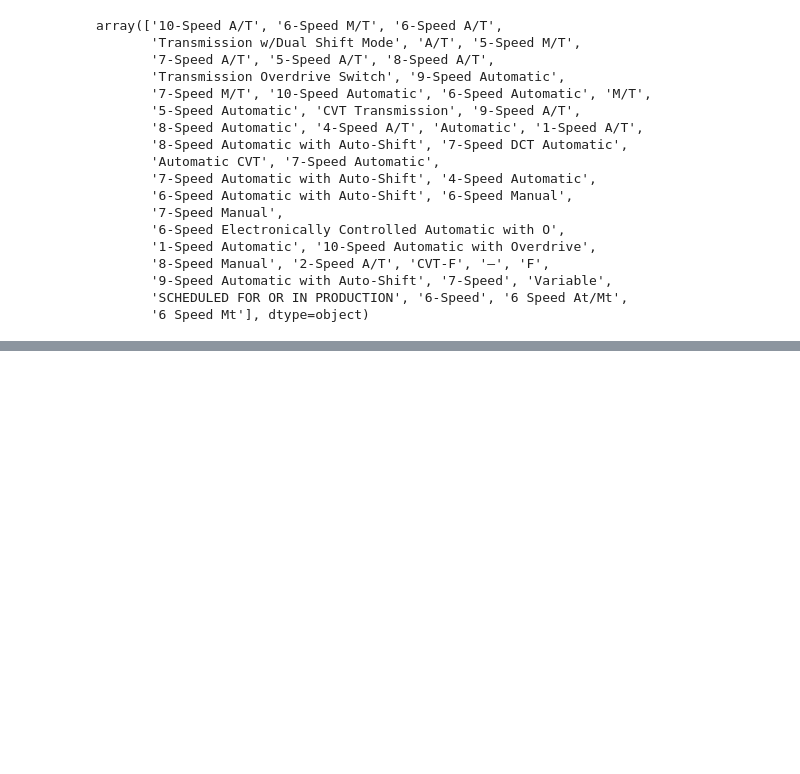
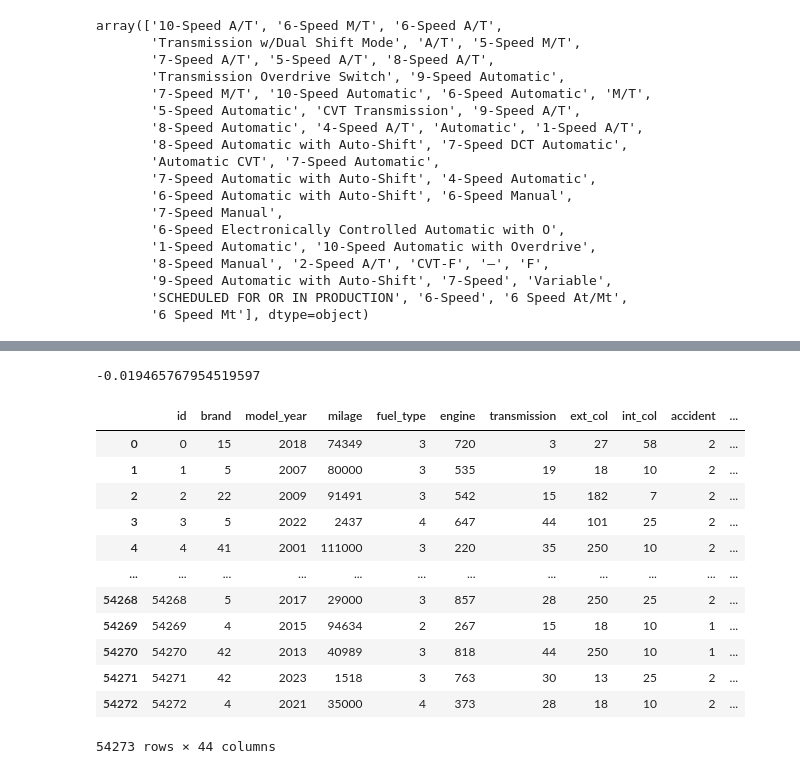
Before and after one commit to othnielche/KaggleX-Skill-Assessment-Challenge-2024, a Jupyter notebook: KaggleX-Skill-Assessment-Challenge-2024.ipynb, the cells around one changed output, grey strips where cells are left out. Cells and saved outputs as stored; diff of their text form; code cells hidden in the pictures; blank space fills up the shorter version.

```diff
--- a/KaggleX-Skill-Assessment-Challenge-2024.ipynb
+++ b/KaggleX-Skill-Assessment-Challenge-2024.ipynb
@@ -474,0 +547,6 @@ train_data_df[""]
+# %%
+# Check for which numeric columns have null values
+for label, content in train_tmp.items():
+    if pd.api.types.is_numeric_dtype(content):
+        if pd.isnull(content).sum():
+            print(label)
@@ -474,0 +558,8 @@ train_data_df[""]
+# %%
+# Fill numeric rows with median
+for label, content in train_tmp.items():
+    if pd.api.types.is_numeric_dtype(content):
+        # Add a binanry column which tells us if data was missing or not
+        train_tmp[label + "_is_missing"] = pd.isnull(content)
+        # Fill missing numeric values with median
+        train_tmp[label] = content.fillna(content.median())
@@ -474,0 +586,6 @@ train_data_df[""]
+# %%
+# Filing missing categorical values
+
+for label, content in train_tmp.items():
+    if not pd.api.types.is_numeric_dtype(content):
+        print(label)
@@ -474,0 +607,8 @@ train_data_df[""]
+# %%
+# Turn categorical variables into numerical data using
+for label, content in train_tmp.items():
+    if not pd.api.types.is_numeric_dtype(content):
+        # Add a binary column to indicate wether sample had missing value or not
+        train_tmp[label + "_is_missing"] = pd.isnull(content)
+        # Turn categories into numbers and add +1
+        train_tmp[label] = pd.Categorical(content).codes + 1
@@ -474,0 +688,20 @@ train_data_df[""]
+# %%
+model.score(X_val, y_val)
+# %% [output]
+-0.019465767954519597
+# %%
+train_tmp
+# %% [output]
+|  | id | brand | model_year | milage | fuel_type | engine | transmission | ext_col | int_col | accident | ... |
+| 0 | 0 | 15 | 2018 | 74349 | 3 | 720 | 3 | 27 | 58 | 2 | ... |
+| 1 | 1 | 5 | 2007 | 80000 | 3 | 535 | 19 | 18 | 10 | 2 | ... |
+| 2 | 2 | 22 | 2009 | 91491 | 3 | 542 | 15 | 182 | 7 | 2 | ... |
+| 3 | 3 | 5 | 2022 | 2437 | 4 | 647 | 44 | 101 | 25 | 2 | ... |
+| 4 | 4 | 41 | 2001 | 111000 | 3 | 220 | 35 | 250 | 10 | 2 | ... |
+| ... | ... | ... | ... | ... | ... | ... | ... | ... | ... | ... | ... |
+| 54268 | 54268 | 5 | 2017 | 29000 | 3 | 857 | 28 | 250 | 25 | 2 | ... |
+| 54269 | 54269 | 4 | 2015 | 94634 | 2 | 267 | 15 | 18 | 10 | 1 | ... |
+| 54270 | 54270 | 42 | 2013 | 40989 | 3 | 818 | 44 | 250 | 10 | 1 | ... |
+| 54271 | 54271 | 42 | 2023 | 1518 | 3 | 763 | 30 | 13 | 25 | 2 | ... |
+| 54272 | 54272 | 4 | 2021 | 35000 | 4 | 373 | 28 | 18 | 10 | 2 | ... |
+54273 rows × 44 columns
```
Also changed, not shown: parts of 30 cells of this notebook, 1 other file.
